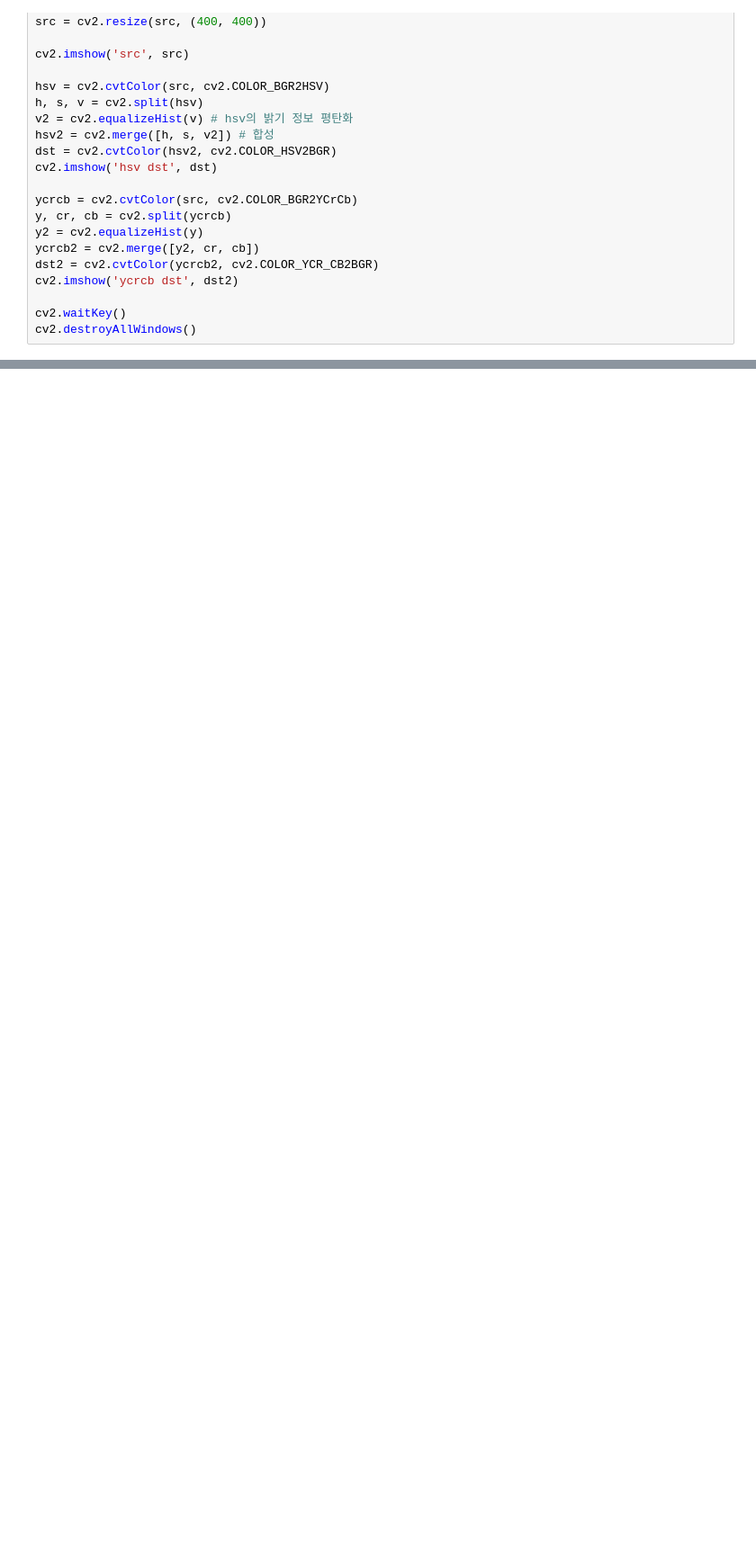
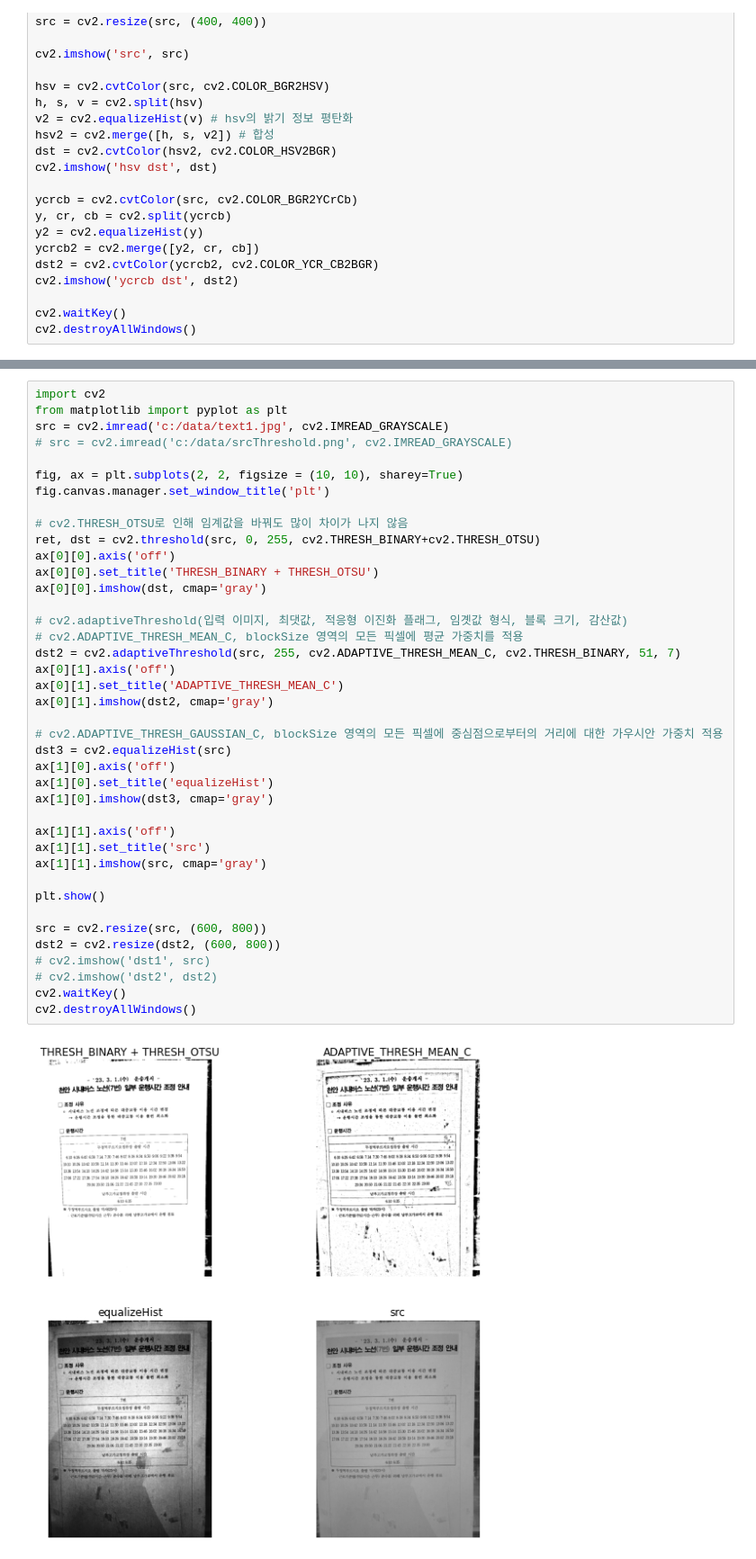
Before and after one commit to sedoll/knu_opencv, a Jupyter notebook: chap05/chap05.ipynb, the cells around one changed output, grey strips where cells are left out. Shown at 90% size. Cells and saved outputs as stored; diff of their text form; blank space fills up the shorter version.

```diff
--- a/chap05/chap05.ipynb
+++ b/chap05/chap05.ipynb
@@ -394,0 +579,42 @@ cv2.destroyAllWindows()
+# %%
+import cv2
+from matplotlib import pyplot as plt
+src = cv2.imread('c:/data/text1.jpg', cv2.IMREAD_GRAYSCALE)
+# src = cv2.imread('c:/data/srcThreshold.png', cv2.IMREAD_GRAYSCALE)
+
+fig, ax = plt.subplots(2, 2, figsize = (10, 10), sharey=True)
+fig.canvas.manager.set_window_title('plt')
+
+# cv2.THRESH_OTSU로 인해 임계값을 바꿔도 많이 차이가 나지 않음
+ret, dst = cv2.threshold(src, 0, 255, cv2.THRESH_BINARY+cv2.THRESH_OTSU)
+ax[0][0].axis('off')
+ax[0][0].set_title('THRESH_BINARY + THRESH_OTSU')
+ax[0][0].imshow(dst, cmap='gray')
+
+# cv2.adaptiveThreshold(입력 이미지, 최댓값, 적응형 이진화 플래그, 임곗값 형식, 블록 크기, 감산값)
+# cv2.ADAPTIVE_THRESH_MEAN_C, blockSize 영역의 모든 픽셀에 평균 가중치를 적용
+dst2 = cv2.adaptiveThreshold(src, 255, cv2.ADAPTIVE_THRESH_MEAN_C, cv2.THRESH_BINARY, 51, 7)
+ax[0][1].axis('off')
+ax[0][1].set_title('ADAPTIVE_THRESH_MEAN_C')
+ax[0][1].imshow(dst2, cmap='gray')
+
+# cv2.ADAPTIVE_THRESH_GAUSSIAN_C, blockSize 영역의 모든 픽셀에 중심점으로부터의 거리에 대한 가우시안 가중치 적용
+dst3 = cv2.equalizeHist(src)
+ax[1][0].axis('off')
+ax[1][0].set_title('equalizeHist')
+ax[1][0].imshow(dst3, cmap='gray')
+
+ax[1][1].axis('off')
+ax[1][1].set_title('src')
+ax[1][1].imshow(src, cmap='gray')
+
+plt.show()
+
+src = cv2.resize(src, (600, 800))
+dst2 = cv2.resize(dst2, (600, 800))
+# cv2.imshow('dst1', src)
+# cv2.imshow('dst2', dst2)
+cv2.waitKey()
+cv2.destroyAllWindows()
+# %% [output]
+[figure, added]
```
Also changed, not shown: parts of 12 cells of this notebook, 2 other files.
